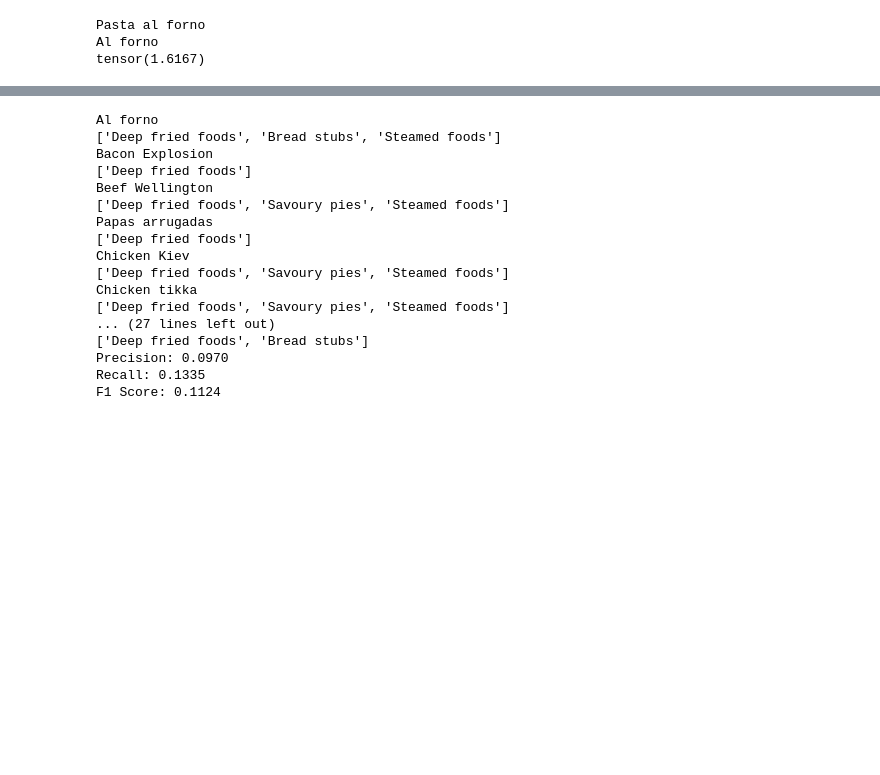
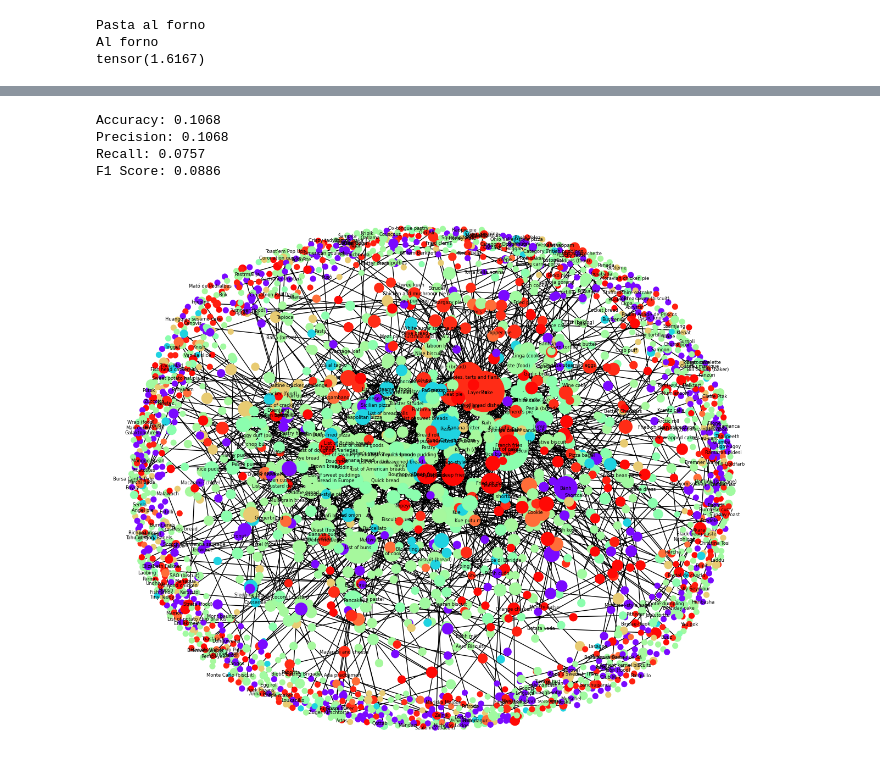
Before and after one commit to ReallyNeil/WikipediaFoodCategoryPrediction, a Jupyter notebook: GNN_food_categorization.ipynb, the cells around one changed output, grey strips where cells are left out. Cells and saved outputs as stored; diff of their text form; code cells hidden in the pictures; blank space fills up the shorter version.

```diff
--- a/GNN_food_categorization.ipynb
+++ b/GNN_food_categorization.ipynb
@@ -72,7 +39,7 @@ import torch.nn.functional as F
 # %%
 from torch.utils.data import random_split
 
-data = torch.load('GNN_data_class_weights.pt')
+data = torch.load('GNN_data_filtered.pt')
 
 # Assuming 'dataset' is your entire dataset
 dataset_size = data.x.shape[0]
@@ -90,5 +57,6 @@ test_mask[list(test_dataset.indices)] = True
 data.test_mask = test_mask
 data.train_mask = train_mask
 num_classes = data.y.shape[1]
+# print(dict(zip(data.categories, data.y_weights)))
 data
 # %% [output]
@@ -208,19 +185,26 @@ from sklearn.metrics import f1_score, precision_score, recall_score
 
 model.eval()
 pred = model(data)
-# Convert probabilities to binary predictions
-binary_pred = (pred >= 1.0/num_classes).float()
 
-for i in range(20):
-    print(data.articles[i])
-    boolean_mask = binary_pred[i] == 1.0
-    filtered_categories = [category for category, mask in zip(data.categories, boolean_mask) if mask]
-    print(filtered_categories)
+max_index = torch.argmax(pred, dim=1)
+binary_pred = torch.zeros_like(pred)
+binary_pred[torch.arange(pred.size(0)), max_index] = 1
 
+# print(binary_pred)
+# print(data.y)
+# print(max_index)
+
+# for i in range(20):
+#     print(data.articles[i])
+#     boolean_mask = binary_pred[i] == 1.0
+#     filtered_categories = [category for category, mask in zip(data.categories, boolean_mask) if mask]
+#     print(filtered_categories)
 
 # Check if each prediction matches the label for each instance
-correct = (binary_pred[data.test_mask] == data.y[data.test_mask]).sum() / num_classes
-acc = int(correct) / int(data.test_mask.sum())
+correct = torch.as_tensor([int(data.y[i, idx]) for i, idx in enumerate(max_index)])
+# print(correct[data.test_mask])
+acc = correct[data.test_mask].sum() / len(correct[data.test_mask])
+print(f'Accuracy: {acc:.4f}')
 
 precision = precision_score(data.y[data.test_mask], binary_pred[data.test_mask], average='micro')
 print(f'Precision: {precision:.4f}')
@@ -229,46 +213,35 @@ print(f'Recall: {recall:.4f}')
 f1 = f1_score(data.y[data.test_mask], binary_pred[data.test_mask], average='micro')
 print(f'F1 Score: {f1:.4f}')
 # %% [output]
-Al forno
-['Deep fried foods', 'Bread stubs', 'Steamed foods']
-Bacon Explosion
-['Deep fried foods']
-Beef Wellington
-['Deep fried foods', 'Savoury pies', 'Steamed foods']
-Papas arrugadas
-['Deep fried foods']
-Chicken Kiev
-['Deep fried foods', 'Savoury pies', 'Steamed foods']
-Chicken tikka
-['Deep fried foods', 'Savoury pies', 'Steamed foods']
-... (27 lines left out)
-['Deep fried foods', 'Bread stubs']
-Precision: 0.0970
-Recall: 0.1335
-F1 Score: 0.1124
+Accuracy: 0.1068
+Precision: 0.1068
+Recall: 0.0757
+F1 Score: 0.0886
 # %%
 import networkx as nx
 import torch_geometric.utils
-from matplotlib import colormaps
 import matplotlib.pyplot as plt
+import matplotlib.cm
 from numpy import random
 
 g = torch_geometric.utils.to_networkx(data, to_undirected=True)
 
 node_list = dict(map(lambda i,j : (i,j) , g.nodes, data.articles))
 font_size = 6
 
 degrees = dict(g.degree).values()
 node_size = [(d+1) * 50 for d in degrees]
 
 idx = 0
 for n, l in node_list.items():
     node_list[n] = l if node_size[idx] > 400 else (l if node_size[idx] > 200 and random.rand() > 0.95 else (l if random.rand() > 0.85 else ''))
     idx += 1
 
 pred_list = [p.tolist() for p in pred]
 node_pred = [float(p.index(max(p))) for p in pred_list]
-node_color = [colormaps['tab20'](p/num_classes) for p in node_pred]
+node_color = [matplotlib.cm.get_cmap('rainbow')(p/num_classes) for p in node_pred]
 
 fig = plt.figure(1, figsize=(12, 10), dpi=100)
 nx.draw(g, labels=node_list, pos=nx.spring_layout(g, k=0.2, iterations=50), font_size=font_size, node_size=node_size, node_color=node_color)
+# %% [output]
+[figure, added]
```
Also changed, not shown: parts of 7 cells of this notebook.
